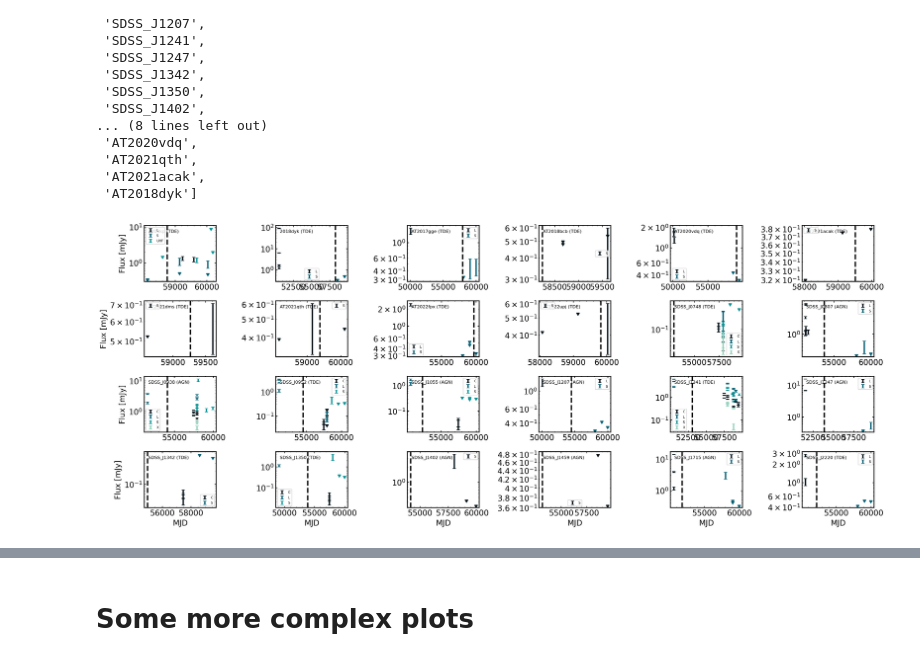
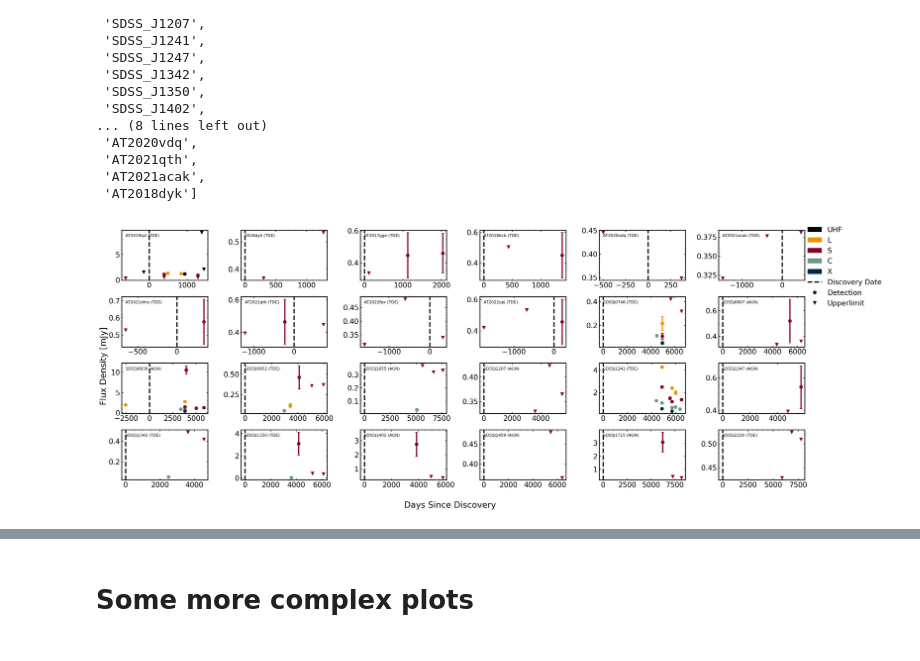
Before and after one commit to noahfranz13/radio-ecle, a Jupyter notebook: ecle-data-to-otter.ipynb, the cells around one changed output, grey strips where cells are left out. Cells and saved outputs as stored; diff of their text form; code cells hidden in the pictures.

Commit message:
update plots for big boom talk

```diff
--- a/ecle-data-to-otter.ipynb
+++ b/ecle-data-to-otter.ipynb
@@ -102,51 +123,108 @@ radio = private_data.get_phot(
     obs_type="radio",
     query_private=True,
     return_type="pandas",
     flux_unit="mJy",
-    freq_unit="GHz"
+    freq_unit="GHz",
+    date_unit="mjd"
 )
+
+color_map = {
+    "UHF" : "k",
+    "L" : "#E59500",
+    "S" : "#840032",
+    "C" : "#6C9A8B",
+    "X" : "#002642",
+}
 
 fig, axs2d = plt.subplots(4,6, figsize=(20,8), sharex=False)
 
 flat_axs = axs2d.flatten()
 
+def filter_out_sidebands(df):
+
+    # need same time and same band name
+    result = []
+    for (t, band), grp in df.groupby(["converted_date", "filter_name"]):
+
+        if len(grp) < 3:
+            # this means that it is either full or side band, not both
+            for _,row in grp.iterrows():
+                result.append(row)
+            continue
+
+
+        grp = grp.sort_values("converted_freq").reset_index()
+
+        sideband_low = grp.iloc[0]
+        sideband_high = grp.iloc[-1]
+        fullband = grp.iloc[1] # assume that each is only three long
+
+        result.append(fullband)
+
+    res = pd.DataFrame(result).reset_index()
+    return res
+
 for idx, ((name, data), ax) in enumerate(zip(radio.groupby("name"), flat_axs)):
 
+    discovery_date = db.get_meta(names=name, query_private=True)[0].get_discovery_date()
+
     for label, grp in data.groupby('filter_name'):
+
+        grp = filter_out_sidebands(grp)
+
+        uplims = grp[grp.upperlimit]
+        dets = grp[~grp.upperlimit]
+
         ax.errorbar(
-            grp.converted_date,
-            grp.converted_flux,
-            yerr=grp.converted_flux_err,
+            dets.converted_date-discovery_date.mjd,
+            dets.converted_flux,
+            yerr=dets.converted_flux_err,
             label=f'{label}',
             linestyle='none',
-            # marker='o',
-            uplims=grp.upperlimit
+            marker='o',
+            color=color_map[label]
         )
 
-    discovery_date = db.get_meta(names=name, query_private=True)[0].get_discovery_date()
-    ax.axvline(discovery_date.mjd, color='k', linestyle='--')
+        ax.plot(
+            uplims.converted_date-discovery_date.mjd,
+            uplims.converted_flux,
+            linestyle='none',
+            marker='v',
+            label=f'{label}',
+            color=color_map[label]
+        )
 
-    if not idx%6:
-        ax.set_ylabel('Flux [mJy]')
-
-    if idx >= 18:
-        ax.set_xlabel('MJD')
-
-    ax.set_yscale('log')
+    ax.axvline(0, color='k', linestyle='--') #discovery_date.mjd
 
     classes = db.query(names=name, query_private=True)[0]['classification']
     for c in classes:
         if c['object_class'] in {'AGN', 'TDE'}:
             break
     ecle_class = c['object_class']
 
-    at = AnchoredText(f'{name} ({ecle_class})', 'upper left', frameon=False, prop=dict(fontsize=8))
+    if name == "2013kp":
+        name = "AT2019qiz"
+    at = AnchoredText(f'{name.replace("_","")} ({ecle_class})', 'upper left', frameon=False, prop=dict(fontsize=8))
     ax.add_artist(at)
 
-    ax.legend(fontsize=6, frameon=True, fancybox=True)
-    # ax.set_xscale('log')
+fig.legend(
+    handles = [
+        Patch(
+            facecolor=c,
+            label=lab
+        ) for lab, c in color_map.items()
+    ] + [
+        Line2D([0],[0],linestyle='--', label="Discovery Date"),
+        Line2D([0],[0],linestyle='none',marker='o',label="Detection"),
+        Line2D([0],[0],linestyle='none',marker='v',label="Upperlimit")
+    ],
+    bbox_to_anchor = (1.1,1)
+)
 
-    fig.savefig("radio-lightcurves.png")
+fig.supxlabel("Days Since Discovery")
+fig.supylabel("Flux Density [mJy]")
+
+fig.savefig("radio-lightcurves.png")
 # %% [output]
-[figure, old version]
+[figure, new version]
 # %%
```
Also changed, not shown: parts of 9 cells of this notebook, 54 other files.
